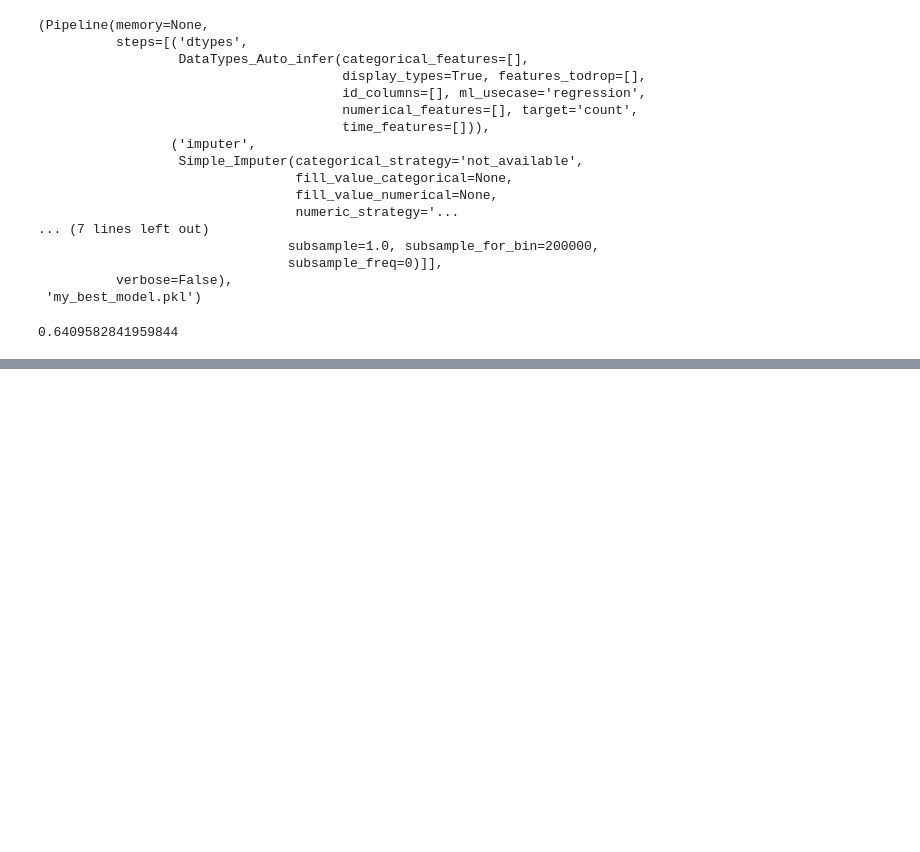
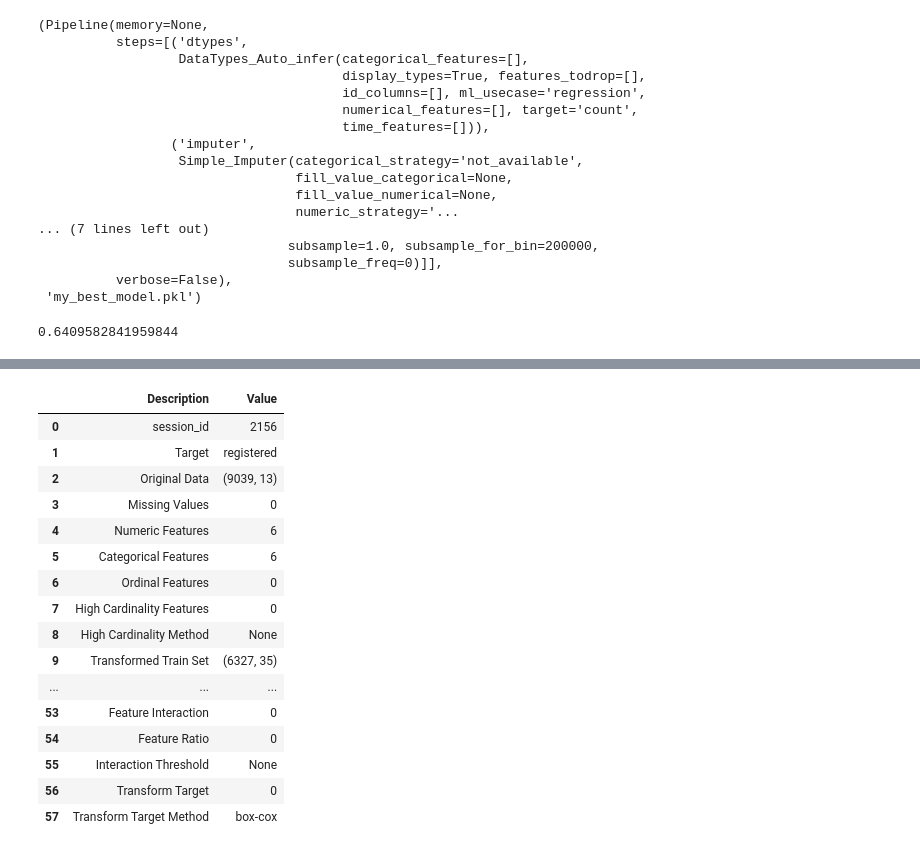
Before and after one commit to subut0n/bike_location, a Jupyter notebook: notebooks/data_analysis_adrien.ipynb, the cells around one changed output, grey strips where cells are left out. Cells and saved outputs as stored; diff of their text form; code cells hidden in the pictures; blank space fills up the shorter version.

```diff
--- a/notebooks/data_analysis_adrien.ipynb
+++ b/notebooks/data_analysis_adrien.ipynb
@@ -465,0 +478,20 @@ array([24.99982706, 19.55057144, 16.86845394, ...,  7.27526337,
+# %%
+setup_registered = setup(df_pycaret_train, target='registered')
+# %% [output]
+|  | Description | Value |
+| 0 | session_id | 2156 |
+| 1 | Target | registered |
+| 2 | Original Data | (9039, 13) |
+| 3 | Missing Values | 0 |
+| 4 | Numeric Features | 6 |
+| 5 | Categorical Features | 6 |
+| 6 | Ordinal Features | 0 |
+| 7 | High Cardinality Features | 0 |
+| 8 | High Cardinality Method | None |
+| 9 | Transformed Train Set | (6327, 35) |
+| ... | ... | ... |
+| 53 | Feature Interaction | 0 |
+| 54 | Feature Ratio | 0 |
+| 55 | Interaction Threshold | None |
+| 56 | Transform Target | 0 |
+| 57 | Transform Target Method | box-cox |
```
Also changed, not shown: parts of 27 cells of this notebook, 3 other files.
